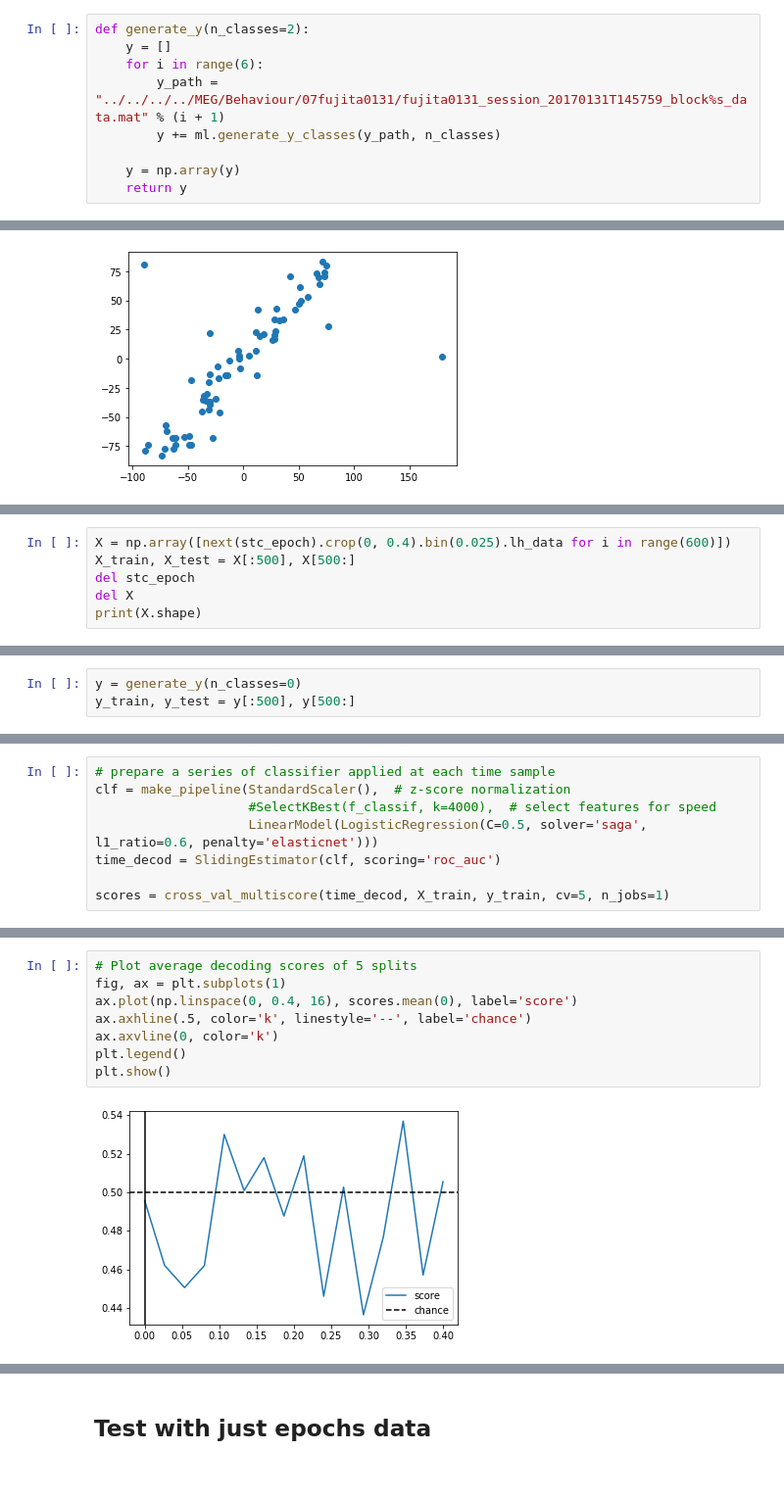
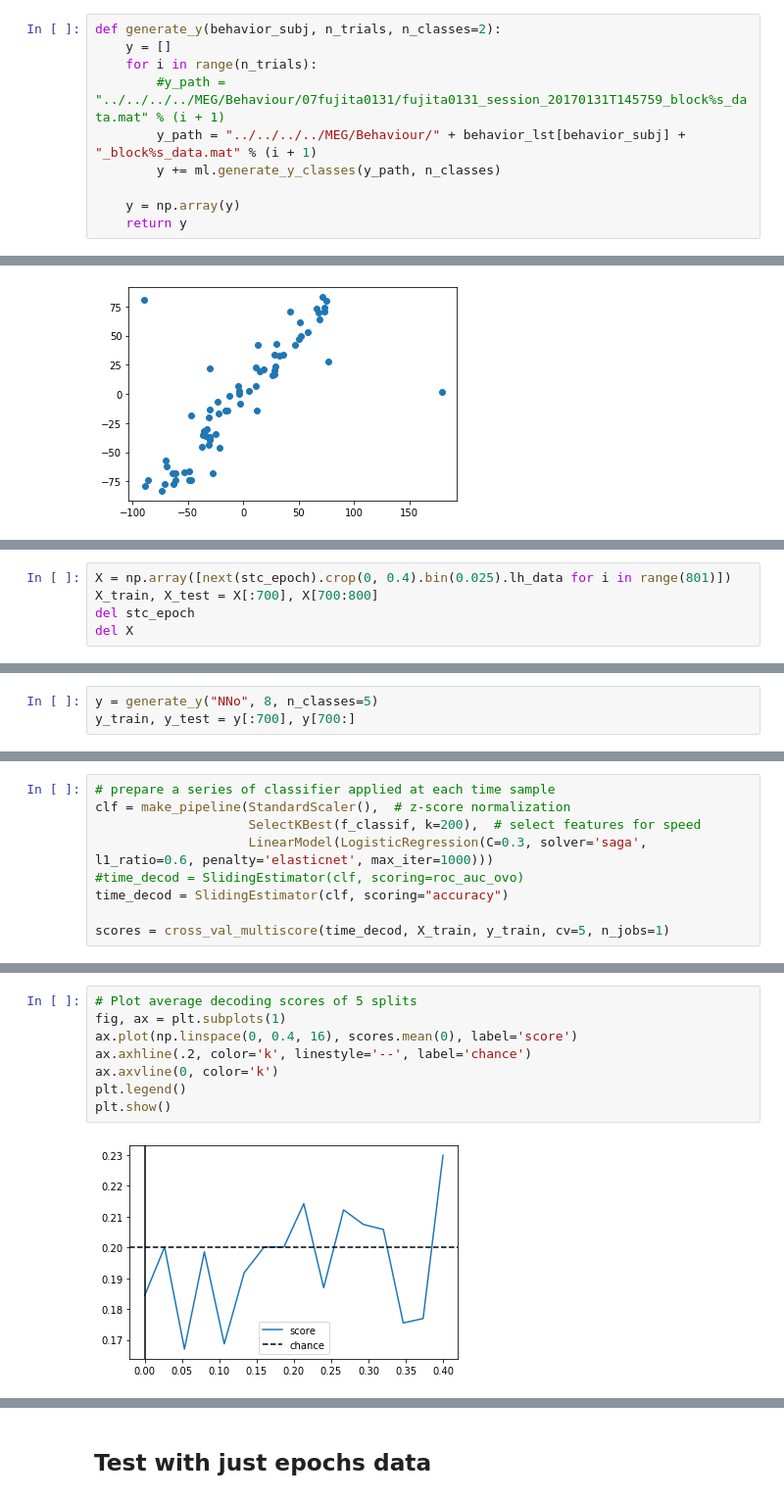
Before and after one commit to hmallen99/honors-thesis, a Jupyter notebook: code/test_ml.ipynb, the cells around one changed output, grey strips where cells are left out. Shown at 98% size. Drawn from its saved outputs; the diff is of its cells as text.

Commit message:
Played with model params

```diff
--- a/code/test_ml.ipynb
+++ b/code/test_ml.ipynb
@@ -63,10 +72,11 @@ def calc_accuracy(y_pred, y_test):
 
     return total / len(y_pred)
 # %%
-def generate_y(n_classes=2):
+def generate_y(behavior_subj, n_trials, n_classes=2):
     y = []
-    for i in range(6):
-        y_path = "../../../../MEG/Behaviour/07fujita0131/fujita0131_session_20170131T145759_block%s_data.mat" % (i + 1)
+    for i in range(n_trials):
+        #y_path = "../../../../MEG/Behaviour/07fujita0131/fujita0131_session_20170131T145759_block%s_data.mat" % (i + 1)
+        y_path = "../../../../MEG/Behaviour/" + behavior_lst[behavior_subj] + "_block%s_data.mat" % (i + 1)
         y += ml.generate_y_classes(y_path, n_classes)
 
     y = np.array(y)
@@ -196,7 +210,6 @@ Computing SVD of whitened and weighted lead field matrix.
 # %%
-X = np.array([next(stc_epoch).crop(0, 0.4).bin(0.025).lh_data for i in range(600)])
-X_train, X_test = X[:500], X[500:]
+X = np.array([next(stc_epoch).crop(0, 0.4).bin(0.025).lh_data for i in range(801)])
+X_train, X_test = X[:700], X[700:800]
 del stc_epoch
 del X
-print(X.shape)
 # %% [output]
@@ -220,3 +233,3 @@ combining the current components...
 # %%
-y = generate_y(n_classes=0)
-y_train, y_test = y[:500], y[500:]
+y = generate_y("NNo", 8, n_classes=5)
+y_train, y_test = y[:700], y[700:]
@@ -223,9 +239,10 @@ y_train, y_test = y[:500], y[500:]
 # %%
 # prepare a series of classifier applied at each time sample
 clf = make_pipeline(StandardScaler(),  # z-score normalization
-                    #SelectKBest(f_classif, k=4000),  # select features for speed
-                    LinearModel(LogisticRegression(C=0.5, solver='saga', l1_ratio=0.6, penalty='elasticnet')))
-time_decod = SlidingEstimator(clf, scoring='roc_auc')
+                    SelectKBest(f_classif, k=200),  # select features for speed
+                    LinearModel(LogisticRegression(C=0.3, solver='saga', l1_ratio=0.6, penalty='elasticnet', max_iter=1000)))
+#time_decod = SlidingEstimator(clf, scoring=roc_auc_ovo)
+time_decod = SlidingEstimator(clf, scoring="accuracy")
 
 scores = cross_val_multiscore(time_decod, X_train, y_train, cv=5, n_jobs=1)
 # %% [output]
@@ -237,13 +271,13 @@ HBox(children=(IntProgress(value=0, description='Fitting SlidingEstimator', max=
 # %%
 # Plot average decoding scores of 5 splits
 fig, ax = plt.subplots(1)
 ax.plot(np.linspace(0, 0.4, 16), scores.mean(0), label='score')
-ax.axhline(.5, color='k', linestyle='--', label='chance')
+ax.axhline(.2, color='k', linestyle='--', label='chance')
 ax.axvline(0, color='k')
 plt.legend()
 plt.show()
 # %% [output]
-[figure, old version]
+[figure, new version]
 # %%
 time_decod.fit(X_train, y_train)
 # %% [output]
```
Also changed, not shown: parts of 14 cells of this notebook, 1 other file.
